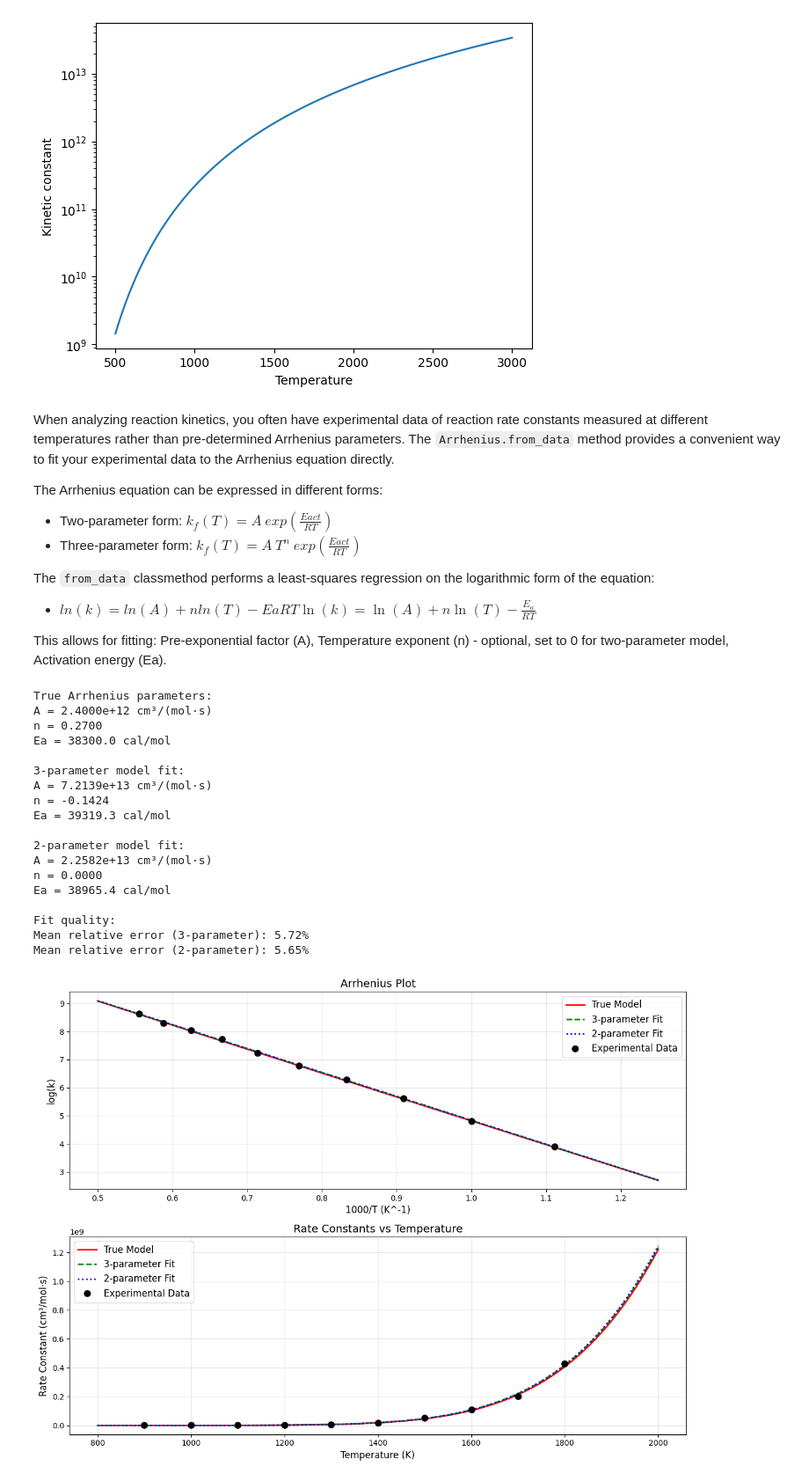
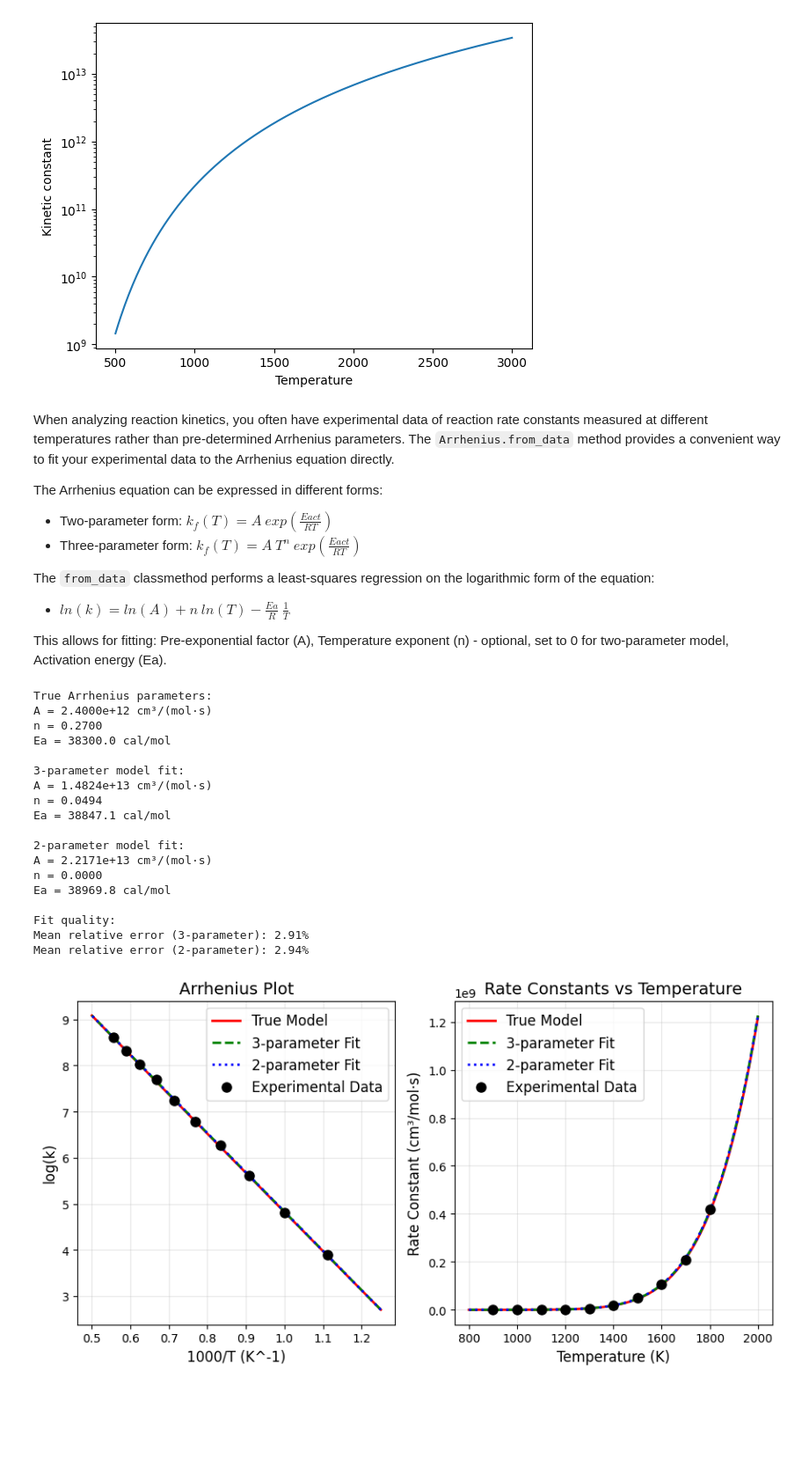
Before and after one commit to tdinelli/diffPLOG2TROE, a Jupyter notebook: examples/Arrhenius.ipynb, the cells around one changed output. Shown: that part at 88% size. Drawn from its saved outputs; the diff is of its cells as text; code cells hidden in the pictures; blank space fills up the shorter version.

```diff
--- a/examples/Arrhenius.ipynb
+++ b/examples/Arrhenius.ipynb
@@ -85,7 +85,7 @@ The Arrhenius equation can be expressed in different forms:
 
 The `from_data` classmethod performs a least-squares regression on the logarithmic form of the equation:
 
-- $ln⁡(k)=ln⁡(A)+nln⁡(T)−EaRT\ln(k) = \ln(A) + n\ln(T) - \frac{E_a}{RT}$
+- $ln⁡(k)=ln⁡(A)+n \: ln⁡(T)−\frac{Ea}{R} \: \frac{1}{T}$
 
 This allows for fitting: Pre-exponential factor (A), Temperature exponent (n) - optional, set to 0 for two-parameter model, Activation energy (Ea).
 # %%
@@ -100,13 +100,13 @@ def simulate_rxn_data():
     temps = jnp.array([900, 1000, 1100, 1200, 1300, 1400, 1500, 1600, 1700, 1800])
     rates = true_rate_constant.kinetic_constant(temps)
 
-    # Add experimental noise (10% random error)
+    # Add experimental noise (5% random error)
     np.random.seed(42)
-    noisy_rates = rates * (1 + 0.1 * np.random.randn(len(temps)))
+    noisy_rates = rates * (1 + 0.05 * np.random.randn(len(temps)))
     return temps, noisy_rates
 
 # --------------------------------------------------------
-# Generate experimental data
+# Generate experimental data with 5% noise
 # --------------------------------------------------------
 temps, rates = simulate_rxn_data()
 
@@ -156,10 +156,10 @@ true_k = true_rate_constant.kinetic_constant(T_range)
 fit3_k = rxn_3param.kinetic_constant(T_range)
 fit2_k = rxn_2param.kinetic_constant(T_range)
 
-plt.figure(figsize=(12, 9))
+plt.figure(figsize=(9, 5))
 
 # Arrhenius plot (log(k) vs 1/T)
-plt.subplot(2, 1, 1)
+plt.subplot(1, 2, 1)
 plt.plot(1000/T_range, jnp.log10(true_k), 'r-', linewidth=2, label='True Model')
 plt.plot(1000/T_range, jnp.log10(fit3_k), 'g--', linewidth=2, label='3-parameter Fit')
 plt.plot(1000/T_range, jnp.log10(fit2_k), 'b:', linewidth=2, label='2-parameter Fit')
@@ -171,7 +171,7 @@ plt.legend(fontsize=12)
 plt.grid(True, alpha=0.3)
 
 # Rate constants vs T
-plt.subplot(2, 1, 2)
+plt.subplot(1, 2, 2)
 plt.plot(T_range, true_k, 'r-', linewidth=2, label='True Model')
 plt.plot(T_range, fit3_k, 'g--', linewidth=2, label='3-parameter Fit')
 plt.plot(T_range, fit2_k, 'b:', linewidth=2, label='2-parameter Fit')
@@ -180,38 +180,38 @@ plt.xlabel('Temperature (K)', fontsize=12)
 plt.ylabel('Rate Constant (cm³/mol·s)', fontsize=12)
 plt.title('Rate Constants vs Temperature', fontsize=14)
 plt.legend(fontsize=12)
 plt.grid(True, alpha=0.3)
 
 plt.tight_layout()
 
 
 # Calculate mean relative error to quantify fit quality
 def mean_rel_error(y_true, y_pred):
     return jnp.mean(jnp.abs((y_true - y_pred) / y_true)) * 100
 
 error_3param = mean_rel_error(rates, rxn_3param.kinetic_constant(temps))
 error_2param = mean_rel_error(rates, rxn_2param.kinetic_constant(temps))
 
 print("\nFit quality:")
 print(f"Mean relative error (3-parameter): {error_3param:.2f}%")
 print(f"Mean relative error (2-parameter): {error_2param:.2f}%")
 # %% [output]
 True Arrhenius parameters:
 A = 2.4000e+12 cm³/(mol·s)
 n = 0.2700
 Ea = 38300.0 cal/mol
 
 3-parameter model fit:
-A = 7.2139e+13 cm³/(mol·s)
-n = -0.1424
-Ea = 39319.3 cal/mol
+A = 1.4824e+13 cm³/(mol·s)
+n = 0.0494
+Ea = 38847.1 cal/mol
 
 2-parameter model fit:
-A = 2.2582e+13 cm³/(mol·s)
+A = 2.2171e+13 cm³/(mol·s)
 n = 0.0000
-Ea = 38965.4 cal/mol
+Ea = 38969.8 cal/mol
 
 Fit quality:
-Mean relative error (3-parameter): 5.72%
-Mean relative error (2-parameter): 5.65%
+Mean relative error (3-parameter): 2.91%
+Mean relative error (2-parameter): 2.94%
-[figure, old version]
+[figure, new version]
```
Also changed, not shown: parts of 2 cells of this notebook, 13 other files.
